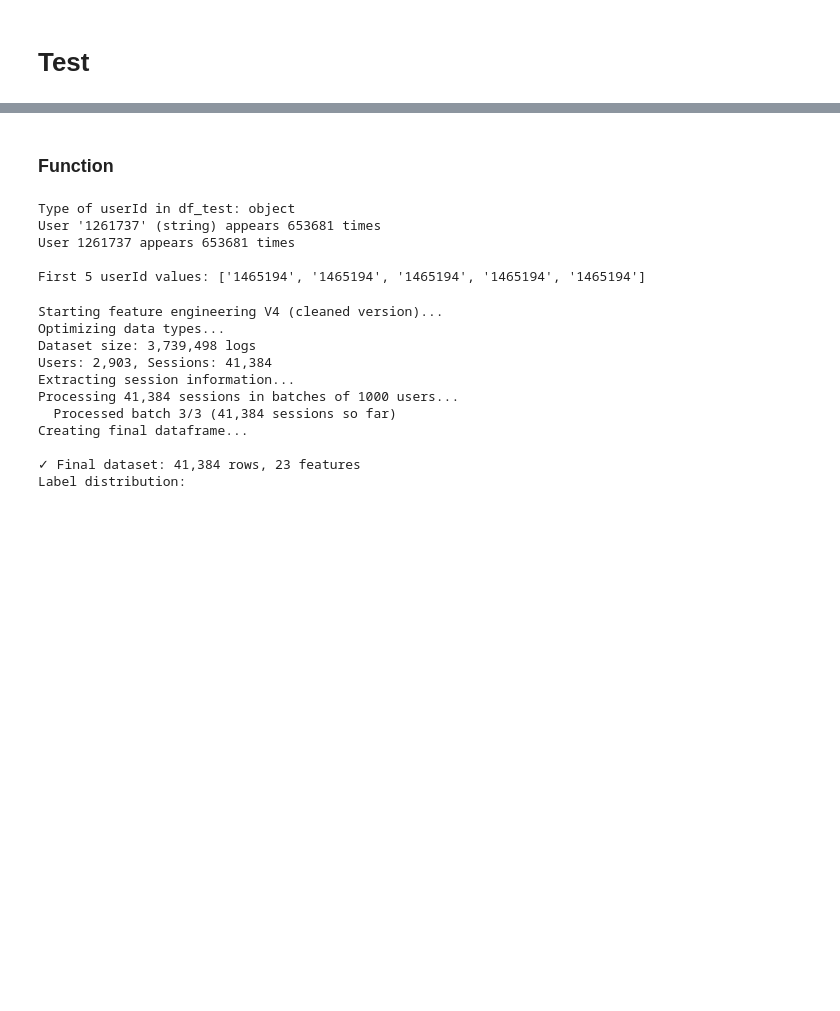
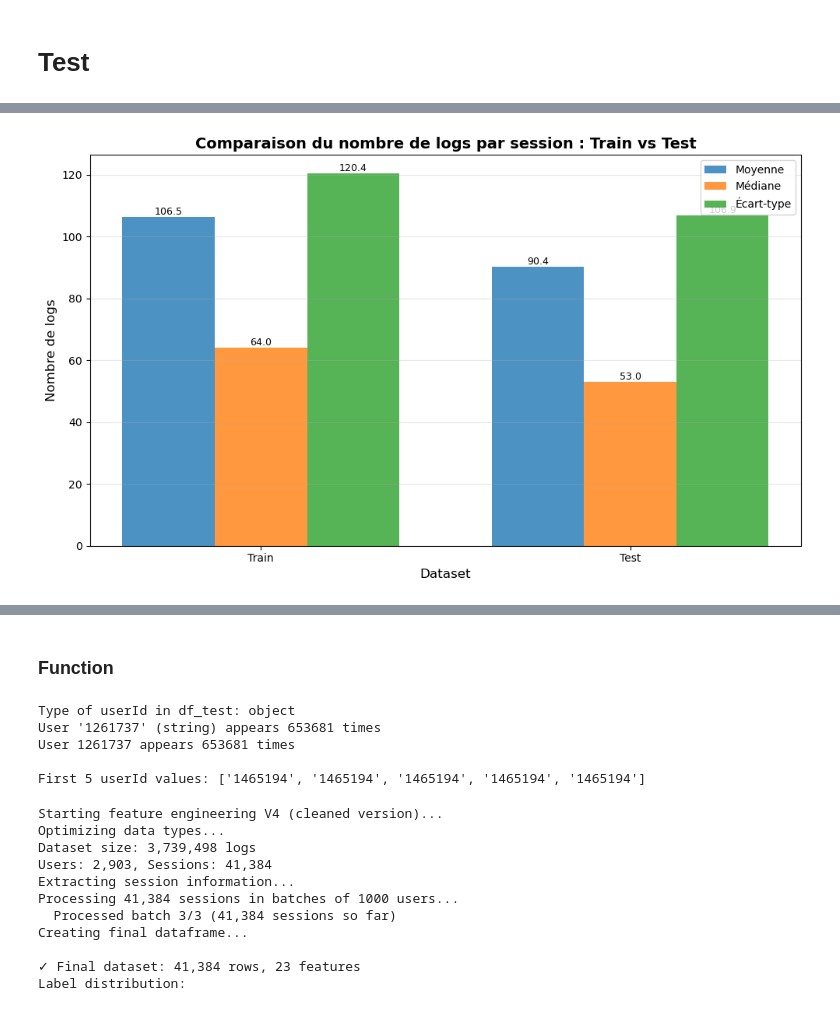
Before and after one commit to MaximilienLuc/Churn-prediction, a Jupyter notebook: Olivier.ipynb, the cells around one changed output, grey strips where cells are left out. Drawn from its saved outputs; the diff is of its cells as text; code cells hidden in the pictures; blank space fills up the shorter version.

```diff
--- a/Olivier.ipynb
+++ b/Olivier.ipynb
@@ -42,0 +53,72 @@ df_test[df_test['page'] == 'Downgrade']
+# %%
+import pandas as pd
+import matplotlib.pyplot as plt
+import numpy as np
+
+# Charger les données
+# df_train = pd.read_csv('train.csv')
+# df_test = pd.read_csv('test.csv')
+
+# Calculer les statistiques pour train
+logs_par_session_train = df_train.groupby('sessionId').size()
+stats_train = {
+    'moyenne': logs_par_session_train.mean(),
+    'mediane': logs_par_session_train.median(),
+    'ecart_type': logs_par_session_train.std()
+}
+
+# Calculer les statistiques pour test
+logs_par_session_test = data_clean.groupby('sessionId').size()
+stats_test = {
+    'moyenne': logs_par_session_test.mean(),
+    'mediane': logs_par_session_test.median(),
+    'ecart_type': logs_par_session_test.std()
+}
+
+# Créer le plot
+fig, ax = plt.subplots(figsize=(10, 6))
+
+datasets = ['Train', 'Test']
+x = np.arange(len(datasets))
+width = 0.25
+
+# Barres pour chaque métrique
+bars1 = ax.bar(x - width, [stats_train['moyenne'], stats_test['moyenne']],
+               width, label='Moyenne', alpha=0.8)
+bars2 = ax.bar(x, [stats_train['mediane'], stats_test['mediane']],
+               width, label='Médiane', alpha=0.8)
+bars3 = ax.bar(x + width, [stats_train['ecart_type'], stats_test['ecart_type']],
+               width, label='Écart-type', alpha=0.8)
+
+# Personnalisation
+ax.set_xlabel('Dataset', fontsize=12)
+ax.set_ylabel('Nombre de logs', fontsize=12)
+ax.set_title('Comparaison du nombre de logs par session : Train vs Test', fontsize=14, fontweight='bold')
+ax.set_xticks(x)
+ax.set_xticklabels(datasets)
+ax.legend()
+ax.grid(axis='y', alpha=0.3)
+
+# Ajouter les valeurs sur les barres
+for bars in [bars1, bars2, bars3]:
+    for bar in bars:
+        height = bar.get_height()
+        ax.text(bar.get_x() + bar.get_width()/2., height,
+                f'{height:.1f}',
+                ha='center', va='bottom', fontsize=9)
+
+plt.tight_layout()
+plt.show()
+
+# Afficher aussi les stats en texte
+print("=== STATISTIQUES TRAIN ===")
+print(f"Moyenne: {stats_train['moyenne']:.2f}")
+print(f"Médiane: {stats_train['mediane']:.2f}")
+print(f"Écart-type: {stats_train['ecart_type']:.2f}")
+
+print("\n=== STATISTIQUES TEST ===")
+print(f"Moyenne: {stats_test['moyenne']:.2f}")
+print(f"Médiane: {stats_test['mediane']:.2f}")
+print(f"Écart-type: {stats_test['ecart_type']:.2f}")
+# %% [output]
+[figure, added]
```
Also changed, not shown: parts of 32 cells of this notebook, 2 other files.
